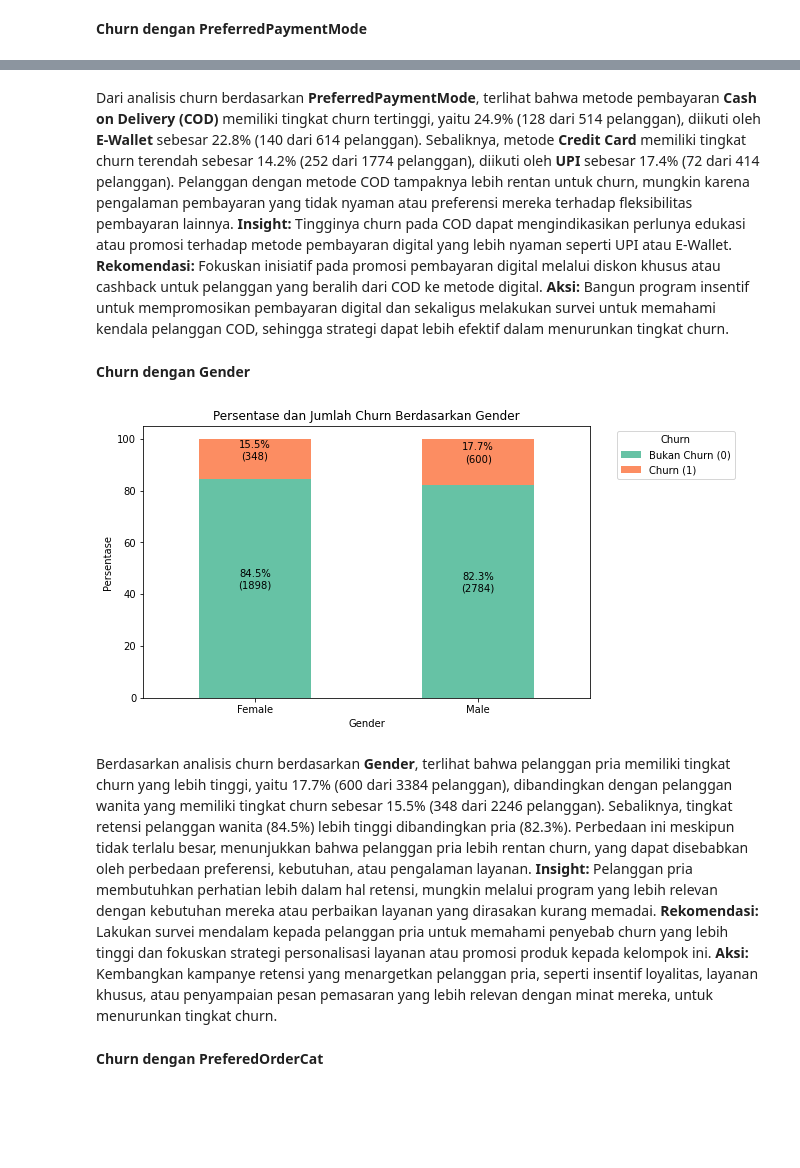
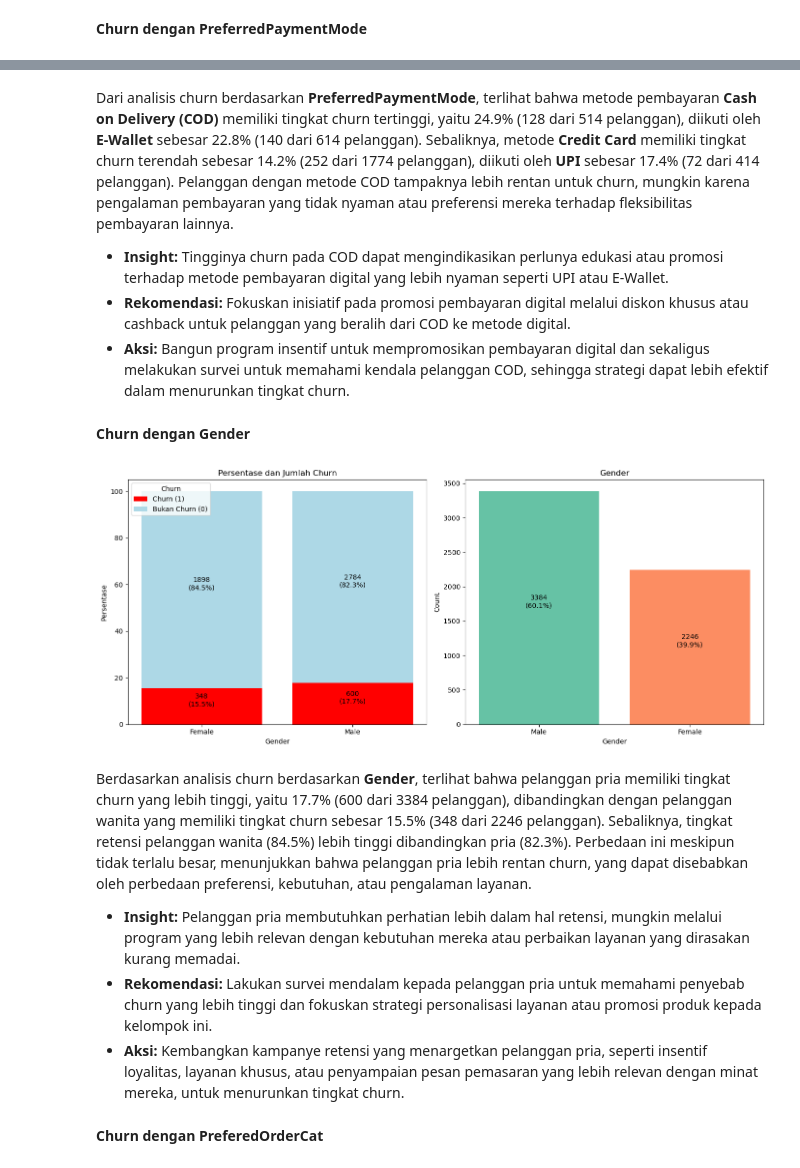
Before and after one commit to Dokaebi20/Finpro_Zetta_11-24, a Jupyter notebook: FinPro.ipynb, the cells around one changed output, grey strips where cells are left out. Saved outputs shown, nothing was run; the diff lists cells and outputs as text; code cells hidden in the pictures; blank space fills up the shorter version.

```diff
--- a/FinPro.ipynb
+++ b/FinPro.ipynb
@@ -867,32 +892,49 @@ plt.show()
 # %% [markdown]
-Dari analisis churn berdasarkan **PreferredPaymentMode**, terlihat bahwa metode pembayaran **Cash on Delivery (COD)** memiliki tingkat churn tertinggi, yaitu 24.9% (128 dari 514 pelanggan), diikuti oleh **E-Wallet** sebesar 22.8% (140 dari 614 pelanggan). Sebaliknya, metode **Credit Card** memiliki tingkat churn terendah sebesar 14.2% (252 dari 1774 pelanggan), diikuti oleh **UPI** sebesar 17.4% (72 dari 414 pelanggan). Pelanggan dengan metode COD tampaknya lebih rentan untuk churn, mungkin karena pengalaman pembayaran yang tidak nyaman atau preferensi mereka terhadap fleksibilitas pembayaran lainnya. **Insight:** Tingginya churn pada COD dapat mengindikasikan perlunya edukasi atau promosi terhadap metode pembayaran digital yang lebih nyaman seperti UPI atau E-Wallet. **Rekomendasi:** Fokuskan inisiatif pada promosi pembayaran digital melalui diskon khusus atau cashback untuk pelanggan yang beralih dari COD ke metode digital. **Aksi:** Bangun program insentif untuk mempromosikan pembayaran digital dan sekaligus melakukan survei untuk memahami kendala pelanggan COD, sehingga strategi dapat lebih efektif dalam menurunkan tingkat churn.
+Dari analisis churn berdasarkan **PreferredPaymentMode**, terlihat bahwa metode pembayaran **Cash on Delivery (COD)** memiliki tingkat churn tertinggi, yaitu 24.9% (128 dari 514 pelanggan), diikuti oleh **E-Wallet** sebesar 22.8% (140 dari 614 pelanggan). Sebaliknya, metode **Credit Card** memiliki tingkat churn terendah sebesar 14.2% (252 dari 1774 pelanggan), diikuti oleh **UPI** sebesar 17.4% (72 dari 414 pelanggan). Pelanggan dengan metode COD tampaknya lebih rentan untuk churn, mungkin karena pengalaman pembayaran yang tidak nyaman atau preferensi mereka terhadap fleksibilitas pembayaran lainnya.
+
+- **Insight:** Tingginya churn pada COD dapat mengindikasikan perlunya edukasi atau promosi terhadap metode pembayaran digital yang lebih nyaman seperti UPI atau E-Wallet.
+- **Rekomendasi:** Fokuskan inisiatif pada promosi pembayaran digital melalui diskon khusus atau cashback untuk pelanggan yang beralih dari COD ke metode digital.
+- **Aksi:** Bangun program insentif untuk mempromosikan pembayaran digital dan sekaligus melakukan survei untuk memahami kendala pelanggan COD, sehingga strategi dapat lebih efektif dalam menurunkan tingkat churn.
 # %% [markdown]
 **Churn dengan Gender**
-# %%
-col = 'Gender'
-
-churn_counts = df.groupby([col, 'Churn']).size().unstack(fill_value=0)
-churn_percent = churn_counts.div(churn_counts.sum(axis=1), axis=0) * 100
-
-ax = churn_percent.plot(kind='bar', stacked=True, color=sns.color_palette('Set2'), figsize=(8, 5))
-
-plt.title(f'Persentase dan Jumlah Churn Berdasarkan {col}')
-plt.xlabel(col)
-plt.ylabel('Persentase')
-plt.xticks(rotation=0)
-plt.legend(['Bukan Churn (0)', 'Churn (1)'], title='Churn', bbox_to_anchor=(1.05, 1), loc='upper left')
-
-for i, (label, row) in enumerate(churn_percent.iterrows()):
-    non_churn_count = churn_counts.loc[label, 0]
-    churn_count = churn_counts.loc[label, 1]
-
-    plt.text(i, row[0] / 2, f'{row[0]:.1f}%\n({non_churn_count})', ha='center', color='black')
-    plt.text(i, row[0] + row[1] / 2, f'{row[1]:.1f}%\n({churn_count})', ha='center', color='black')
-
-plt.show()
-# %% [output]
-[figure, removed]
+# %%
+summary = df['Gender'].value_counts()
+percentages = (summary / summary.sum()) * 100
+
+churn_counts = df.groupby(['Gender', 'Churn']).size().unstack(fill_value=0)
+churn_percent = churn_counts.div(churn_counts.sum(axis=1), axis=0) * 100
+
+fig, axes = plt.subplots(1, 2, figsize=(14, 6))
+
+axes[0].bar(churn_percent.index, churn_percent[1], label='Churn (1)', color='red')
+axes[0].bar(churn_percent.index, churn_percent[0], bottom=churn_percent[1], label='Bukan Churn (0)', color='lightblue')
+
+for i, device in enumerate(churn_percent.index):
+    axes[0].text(i, churn_percent[1][i] / 2, f'{churn_counts[1][i]}\n({churn_percent[1][i]:.1f}%)', ha='center', color='black')
+    axes[0].text(i, churn_percent[1][i] + churn_percent[0][i] / 2, f'{churn_counts[0][i]}\n({churn_percent[0][i]:.1f}%)', ha='center', color='black')
+
+axes[0].set_title('Persentase dan Jumlah Churn')
+axes[0].set_xlabel('Gender')
+axes[0].set_ylabel('Persentase')
+axes[0].legend(title='Churn', loc='upper left')
+
+axes[1].bar(summary.index, summary, color=sns.color_palette('Set2'))
+for idx, (count, percentage) in enumerate(zip(summary, percentages)):
+    axes[1].text(idx, count / 2, f'{count}\n({percentage:.1f}%)', ha='center', color='black')
+
+axes[1].set_title('Gender')
+axes[1].set_ylabel('Count')
+axes[1].set_xlabel('Gender')
+
+plt.tight_layout()
+plt.show()
+# %% [output]
+[figure, added]
 # %% [markdown]
-Berdasarkan analisis churn berdasarkan **Gender**, terlihat bahwa pelanggan pria memiliki tingkat churn yang lebih tinggi, yaitu 17.7% (600 dari 3384 pelanggan), dibandingkan dengan pelanggan wanita yang memiliki tingkat churn sebesar 15.5% (348 dari 2246 pelanggan). Sebaliknya, tingkat retensi pelanggan wanita (84.5%) lebih tinggi dibandingkan pria (82.3%). Perbedaan ini meskipun tidak terlalu besar, menunjukkan bahwa pelanggan pria lebih rentan churn, yang dapat disebabkan oleh perbedaan preferensi, kebutuhan, atau pengalaman layanan. **Insight:** Pelanggan pria membutuhkan perhatian lebih dalam hal retensi, mungkin melalui program yang lebih relevan dengan kebutuhan mereka atau perbaikan layanan yang dirasakan kurang memadai. **Rekomendasi:** Lakukan survei mendalam kepada pelanggan pria untuk memahami penyebab churn yang lebih tinggi dan fokuskan strategi personalisasi layanan atau promosi produk kepada kelompok ini. **Aksi:** Kembangkan kampanye retensi yang menargetkan pelanggan pria, seperti insentif loyalitas, layanan khusus, atau penyampaian pesan pemasaran yang lebih relevan dengan minat mereka, untuk menurunkan tingkat churn.
+Berdasarkan analisis churn berdasarkan **Gender**, terlihat bahwa pelanggan pria memiliki tingkat churn yang lebih tinggi, yaitu 17.7% (600 dari 3384 pelanggan), dibandingkan dengan pelanggan wanita yang memiliki tingkat churn sebesar 15.5% (348 dari 2246 pelanggan). Sebaliknya, tingkat retensi pelanggan wanita (84.5%) lebih tinggi dibandingkan pria (82.3%). Perbedaan ini meskipun tidak terlalu besar, menunjukkan bahwa pelanggan pria lebih rentan churn, yang dapat disebabkan oleh perbedaan preferensi, kebutuhan, atau pengalaman layanan.
+
+- **Insight:** Pelanggan pria membutuhkan perhatian lebih dalam hal retensi, mungkin melalui program yang lebih relevan dengan kebutuhan mereka atau perbaikan layanan yang dirasakan kurang memadai.
+- **Rekomendasi:** Lakukan survei mendalam kepada pelanggan pria untuk memahami penyebab churn yang lebih tinggi dan fokuskan strategi personalisasi layanan atau promosi produk kepada kelompok ini.
+- **Aksi:** Kembangkan kampanye retensi yang menargetkan pelanggan pria, seperti insentif loyalitas, layanan khusus, atau penyampaian pesan pemasaran yang lebih relevan dengan minat mereka, untuk menurunkan tingkat churn.
 # %% [markdown]
 **Churn dengan PreferedOrderCat**
```
Also changed, not shown: parts of 41 cells of this notebook.
